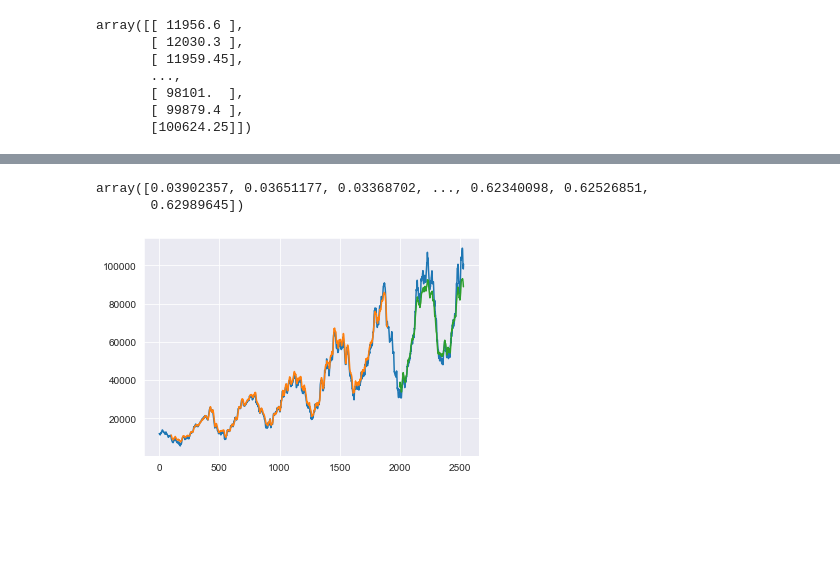
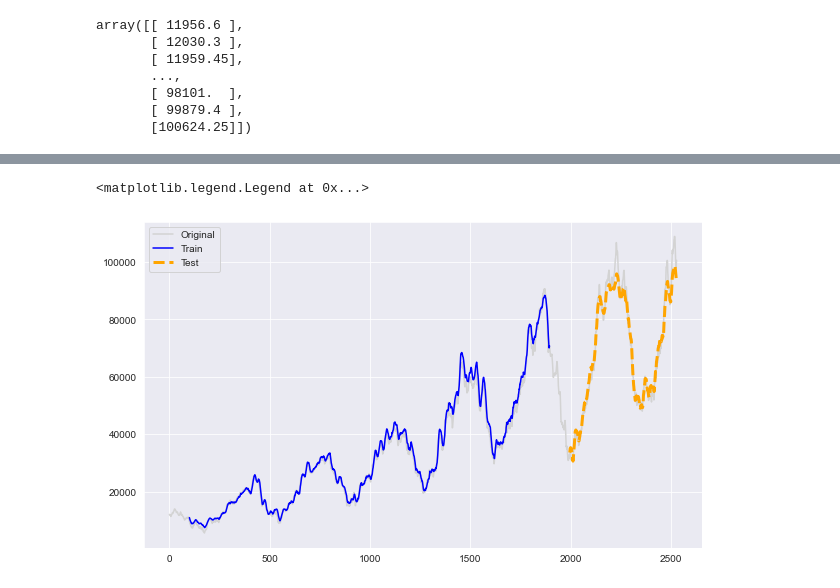
Before and after one commit to PacktPublishing/Machine-Learning-in-Biotechnology-and-Life-Sciences, a Jupyter notebook: chapters/chapter10/chapter10 - LSTM-Copy1.ipynb, the cells around one changed output, grey strips where cells are left out. Saved outputs shown, nothing was run; the diff lists cells and outputs as text; code cells hidden in the pictures; blank space fills up the shorter version.

```diff
--- a/chapters/chapter10/chapter10 - LSTM-Copy1.ipynb
+++ b/chapters/chapter10/chapter10 - LSTM-Copy1.ipynb
@@ -100,11 +106,19 @@ testX, testY = create_dataset(test, look_back)
+# %%
+lookback = 100
+
+X_train, y_train = dataset_generator(train, lookback)
+X_test, y_test = dataset_generator(test, lookback)
 # %%
-trainX = np.reshape(trainX, (trainX.shape[0], 1, trainX.shape[1]))
-testX = np.reshape(testX, (testX.shape[0], 1, testX.shape[1]))
+X_train = np.reshape(X_train, (X_train.shape[0], 1, X_train.shape[1]))
+X_test = np.reshape(X_test, (X_test.shape[0], 1, X_test.shape[1]))
 # %%
 model = Sequential()
 model.add(LSTM(2, input_shape=(1, look_back)))
 model.add(Dense(1))
-model.compile(loss='mean_squared_error', optimizer='adam')
-model.fit(trainX, trainY, epochs=10, batch_size=1, verbose=2)
+
+opt = tf.keras.optimizers.Adam(learning_rate=0.001)
+
+model.compile(loss='mean_squared_error', optimizer=opt)
+model.fit(X_train, y_train, epochs=10, batch_size=1, verbose=2)
 # %% [output]
 Epoch 1/10
@@ -131,5 +144,0 @@ Epoch 10/10
-# %%
-trainY.ravel()
-# %% [output]
-array([0.03902357, 0.03651177, 0.03368702, ..., 0.62340098, 0.62526851,
-       0.62989645])
@@ -145,15 +145,26 @@ testY = scaler.inverse_transform([testY.ravel()])
-# %%
-trainPredictPlot = np.empty_like(dataset)
-trainPredictPlot[:, :] = np.nan
-trainPredictPlot[look_back:len(trainPredict)+look_back, :] = trainPredict
-# shift test predictions for plotting
-testPredictPlot = np.empty_like(dataset)
-testPredictPlot[:, :] = np.nan
-testPredictPlot[len(trainPredict)+(look_back*2)+1:len(dataset)-1, :] = testPredict
-# plot baseline and predictions
-plt.plot(scaler.inverse_transform(dataset))
-plt.plot(trainPredictPlot)
-plt.plot(testPredictPlot)
-plt.show()
-# %% [output]
-[figure, removed]
+# %%
+X_train_forecast = scaler.inverse_transform(model.predict(X_train))
+y_train = scaler.inverse_transform([y_train.ravel()])
+
+X_test_forecast = scaler.inverse_transform(model.predict(X_test))
+y_test = scaler.inverse_transform([y_test.ravel()])
+# %%
+plt.figure(figsize=(10,6))
+
+# Plot original dataset:
+plt.plot(list(range(0, len(ds))), scaler.inverse_transform(ds), label="Original", color="lightgrey")
+
+# Plot training data:
+train_y_plot = X_train_forecast
+train_x_plot = [i+lookback for i in list(range(0, len(X_train_forecast)))]
+plt.plot(train_x_plot, train_y_plot , label="Train", color="blue")
+
+# Plot forecasted data:
+test_y_plot = X_test_forecast
+test_x_plot = [i+lookback*2 for i in list(range(len(X_train_forecast), len(X_train_forecast)+len(X_test_forecast)))]
+plt.plot(test_x_plot, test_y_plot , label="Test", color="orange", linewidth=3, linestyle="--")
+
+plt.legend()
+# %% [output]
+<matplotlib.legend.Legend at 0x...>
+[figure, added]
```
Also changed, not shown: parts of 8 cells of this notebook, 1 other file.
